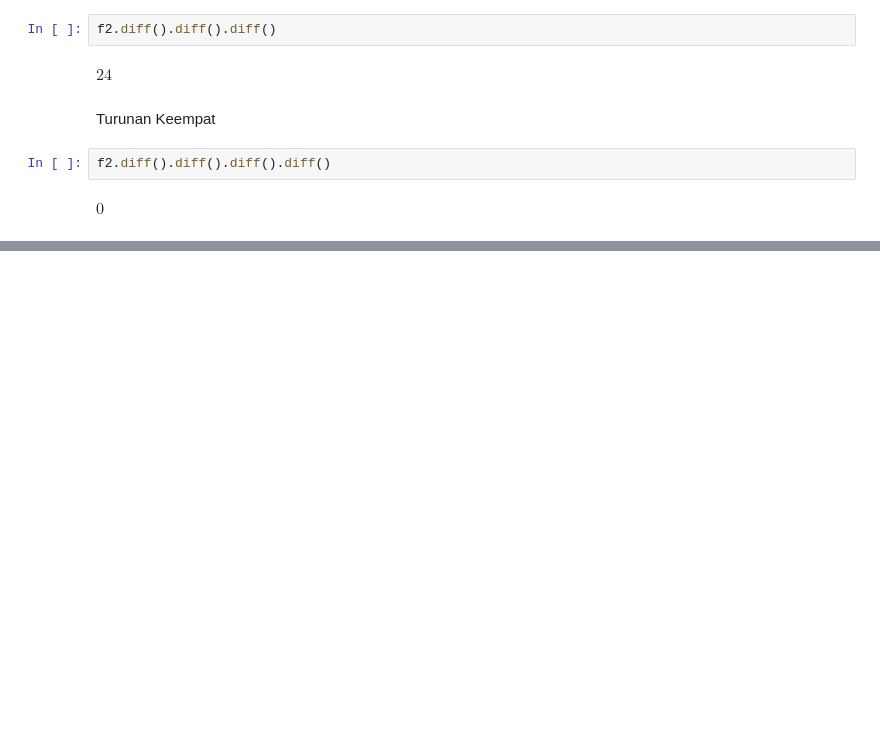
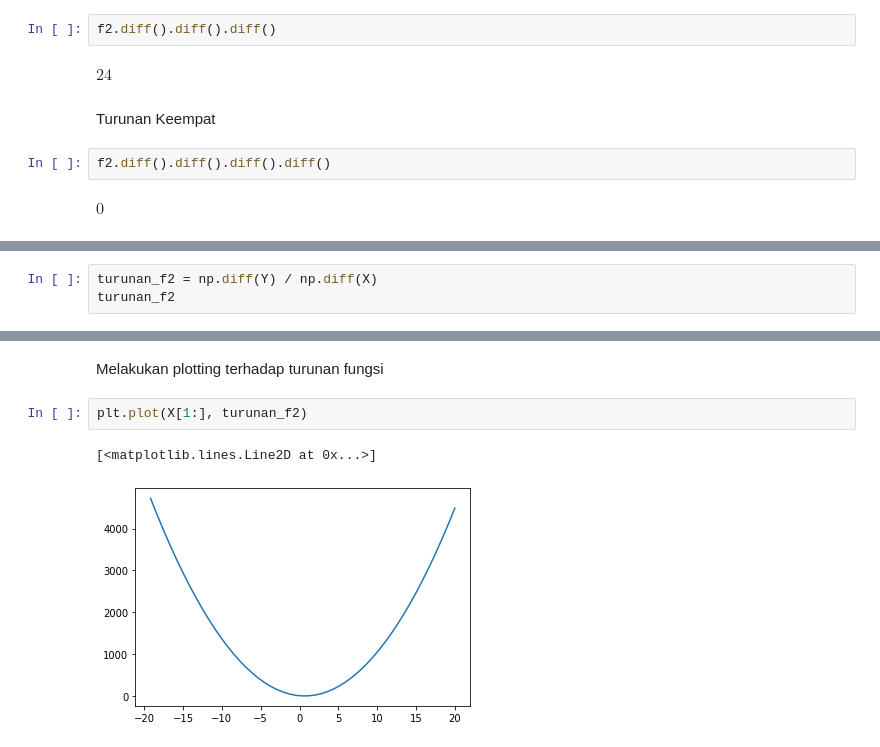
Before and after one commit to Penzragon/h8dsft_Calculus1, a Jupyter notebook: script.ipynb, the cells around one changed output, grey strips where cells are left out. Cells and saved outputs as stored; diff of their text form; blank space fills up the shorter version.

```diff
--- a/script.ipynb
+++ b/script.ipynb
@@ -90,0 +146,3 @@ $\displaystyle 0$
+# %%
+turunan_f2 = np.diff(Y) / np.diff(X)
+turunan_f2
@@ -90,0 +163,7 @@ $\displaystyle 0$
+# %% [markdown]
+Melakukan plotting terhadap turunan fungsi
+# %%
+plt.plot(X[1:], turunan_f2)
+# %% [output]
+[<matplotlib.lines.Line2D at 0x...>]
+[figure, added]
```
Also changed, not shown: parts of 16 cells of this notebook.
